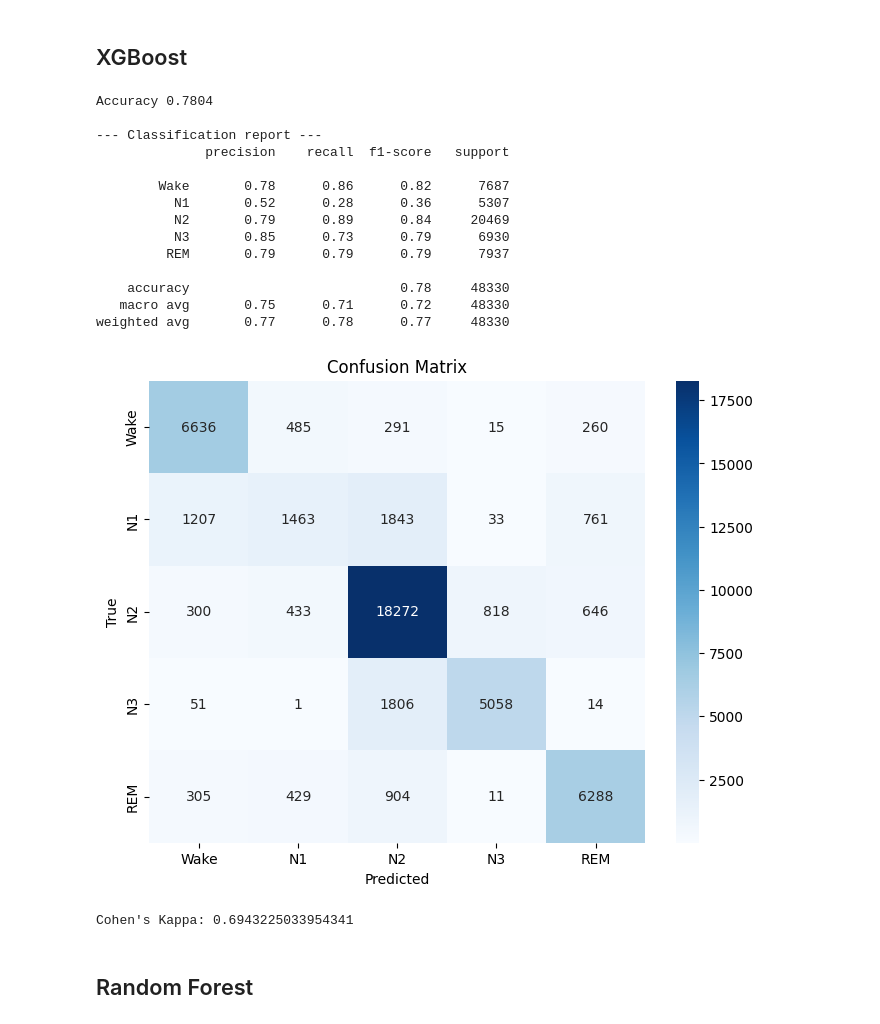
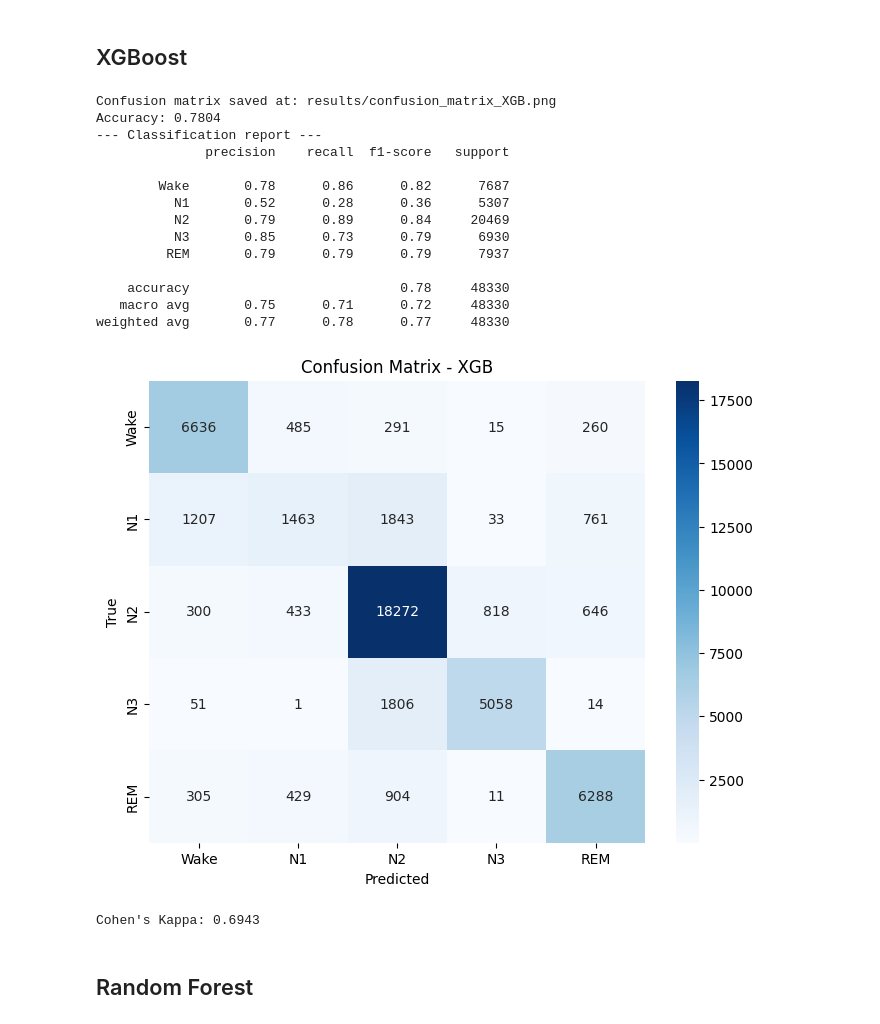
Before and after one commit to CarmenTheodoraCraciun/Sleep-Quality-Based-EEG-Signals, a Jupyter notebook: Testing.ipynb, the cells around one changed output. Cells and saved outputs as stored; diff of their text form; code cells hidden in the pictures.

```diff
--- a/Testing.ipynb
+++ b/Testing.ipynb
@@ -51,9 +50,8 @@ results = pd.read_csv("./model_results.csv")
 
 results['test_acc'] = None
 results['test_kappa'] = None
-results["roc_fpr"] = None
-results["roc_tpr"] = None
-results["roc_auc"] = None
+results['ev_time'] = None
+results['cf_matrix_path']=None
 
 display(results.head(3))
 # %% [output]
@@ -96,14 +94,20 @@ X_test_seq, y_test_seq, _ = utils.build_sequences_per_subject(df_test, feature_c
 mask = (results['name'] == 'LGBM')
 lgbm_model = joblib.load(results.loc[mask,'path'].values[0])
 # Predict calibrated probabilities
+start_time = time.time()
 y_proba_lgbm = lgbm_model.predict_proba(X_test)
 # Predict final class
 y_pred_test_lgm = lgbm_model.predict(X_test)
+end_time = time.time()
+
 # Save metrics
-results.loc[mask,'test_acc'], results.loc[mask,'test_kappa'] = utils.evaluate_model(y_test, y_pred_test_lgm)
-# Compute ROC
-fpr, tpr, roc_auc = compute_roc_df(y_test, y_proba_lgbm)
-results.loc[mask, "roc_fpr"] = [fpr]
-results.loc[mask, "roc_tpr"] = [tpr]
-results.loc[mask, "roc_auc"] = [roc_auc]
+results.loc[mask,'ev_time'] = end_time - start_time
+results.loc[mask,'test_acc'], \
+results.loc[mask,'test_kappa'], \
+results.loc[mask,'cf_matrix_path'] = utils.evaluate_model(
+    y_test,
+    y_pred_test_lgm,
+    save_folder='results',
+    model_name='LGBM'
+)
 # %% [output]
@@ -128,33 +132,39 @@ Cohen's Kappa: 0.694964806891643
 # %%
 mask = (results['name'] == 'XGB')
 xgb_model = joblib.load(results.loc[mask,'path'].values[0])
+start_time = time.time()
 # Predict calibrated probabilities
 y_proba_xgb = xgb_model.predict_proba(X_test)
 # Predict final class
 y_pred_test_xgb = xgb_model.predict(X_test)
-results.loc[mask,'test_acc'], results.loc[mask,'test_kappa'] = utils.evaluate_model(y_test, y_pred_test_xgb)
-# Compute ROC
-fpr, tpr, roc_auc = compute_roc_df(y_test, y_proba_xgb)
-results.loc[mask, "roc_fpr"] = [fpr]
-results.loc[mask, "roc_tpr"] = [tpr]
-results.loc[mask, "roc_auc"] = [roc_auc]
+end_time = time.time()
+
+results.loc[mask,'ev_time'] = end_time - start_time
+results.loc[mask,'test_acc'], \
+results.loc[mask,'test_kappa'], \
+results.loc[mask,'cf_matrix_path'] = utils.evaluate_model(
+    y_test,
+    y_pred_test_xgb,
+    save_folder='results',
+    model_name='XGB'
+)
 # %% [output]
-Accuracy 0.7804
-
+Confusion matrix saved at: results/confusion_matrix_XGB.png
+Accuracy: 0.7804
 --- Classification report ---
               precision    recall  f1-score   support
 
         Wake       0.78      0.86      0.82      7687
           N1       0.52      0.28      0.36      5307
           N2       0.79      0.89      0.84     20469
           N3       0.85      0.73      0.79      6930
          REM       0.79      0.79      0.79      7937
 
     accuracy                           0.78     48330
    macro avg       0.75      0.71      0.72     48330
 weighted avg       0.77      0.78      0.77     48330
-[figure, old version]
+[figure, new version]
-Cohen's Kappa: 0.6943225033954341
+Cohen's Kappa: 0.6943
 # %% [markdown]
 ## Random Forest
 # %%
```
Also changed, not shown: parts of 20 cells of this notebook, 8 other files.
